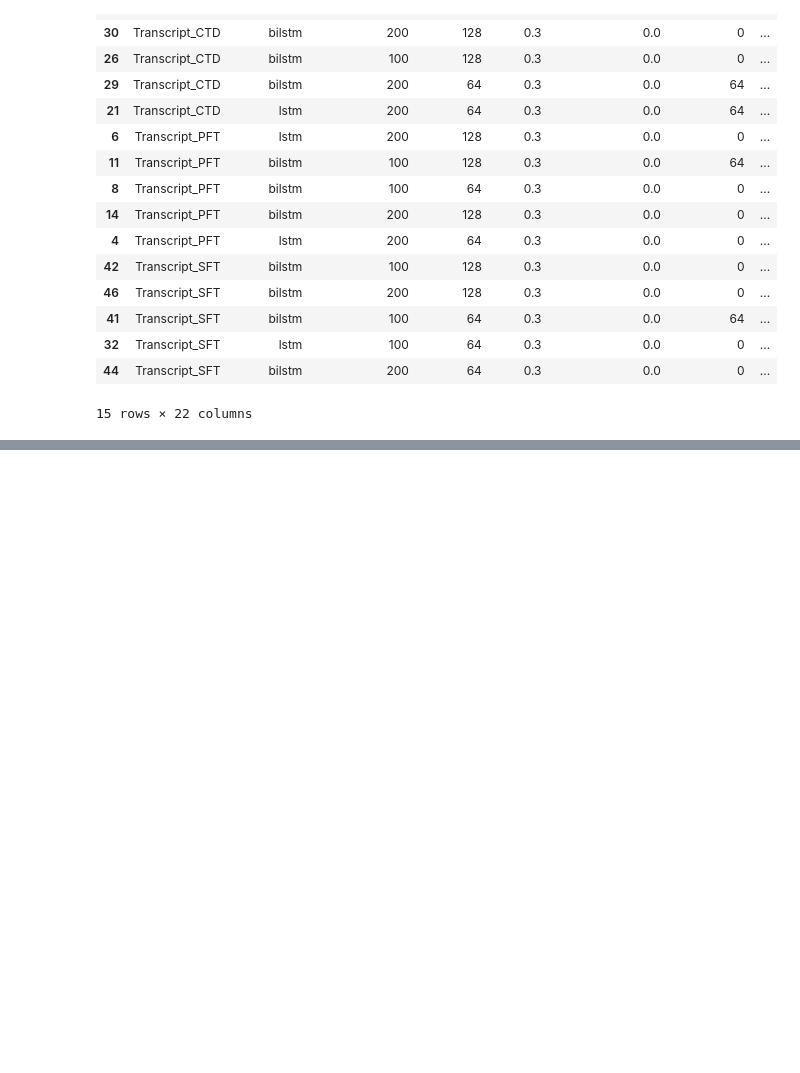
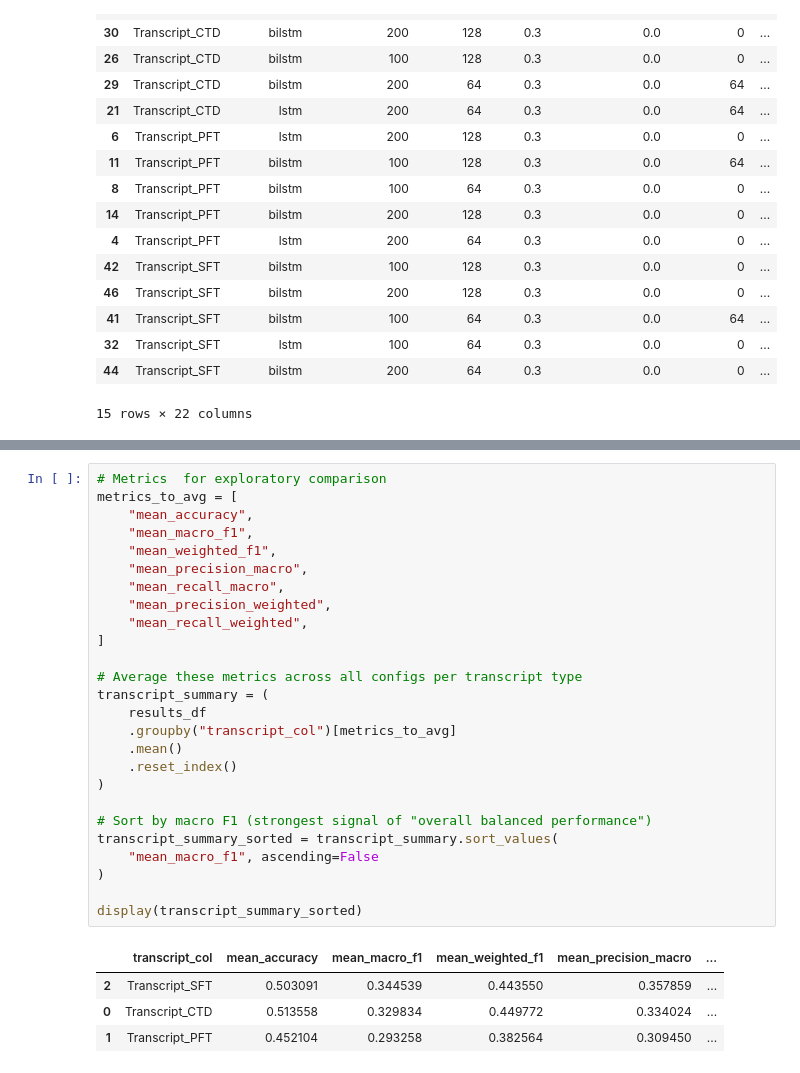
Before and after one commit to DonnyLe/NLP-Final-Project, a Jupyter notebook: lstm_nn/lstm_experiments.ipynb, the cells around one changed output, grey strips where cells are left out. Saved outputs shown, nothing was run; the diff lists cells and outputs as text; blank space fills up the shorter version.

```diff
--- a/lstm_nn/lstm_experiments.ipynb
+++ b/lstm_nn/lstm_experiments.ipynb
@@ -320,0 +561,31 @@ Num samples: 157, max_len: 94
+# %%
+# Metrics  for exploratory comparison
+metrics_to_avg = [
+    "mean_accuracy",
+    "mean_macro_f1",
+    "mean_weighted_f1",
+    "mean_precision_macro",
+    "mean_recall_macro",
+    "mean_precision_weighted",
+    "mean_recall_weighted",
+]
+
+# Average these metrics across all configs per transcript type
+transcript_summary = (
+    results_df
+    .groupby("transcript_col")[metrics_to_avg]
+    .mean()
+    .reset_index()
+)
+
+# Sort by macro F1 (strongest signal of "overall balanced performance")
+transcript_summary_sorted = transcript_summary.sort_values(
+    "mean_macro_f1", ascending=False
+)
+
+display(transcript_summary_sorted)
+# %% [output]
+|  | transcript_col | mean_accuracy | mean_macro_f1 | mean_weighted_f1 | mean_precision_macro | ... |
+| 2 | Transcript_SFT | 0.503091 | 0.344539 | 0.443550 | 0.357859 | ... |
+| 0 | Transcript_CTD | 0.513558 | 0.329834 | 0.449772 | 0.334024 | ... |
+| 1 | Transcript_PFT | 0.452104 | 0.293258 | 0.382564 | 0.309450 | ... |
```
Also changed, not shown: parts of 3 cells of this notebook, 3 other files.
